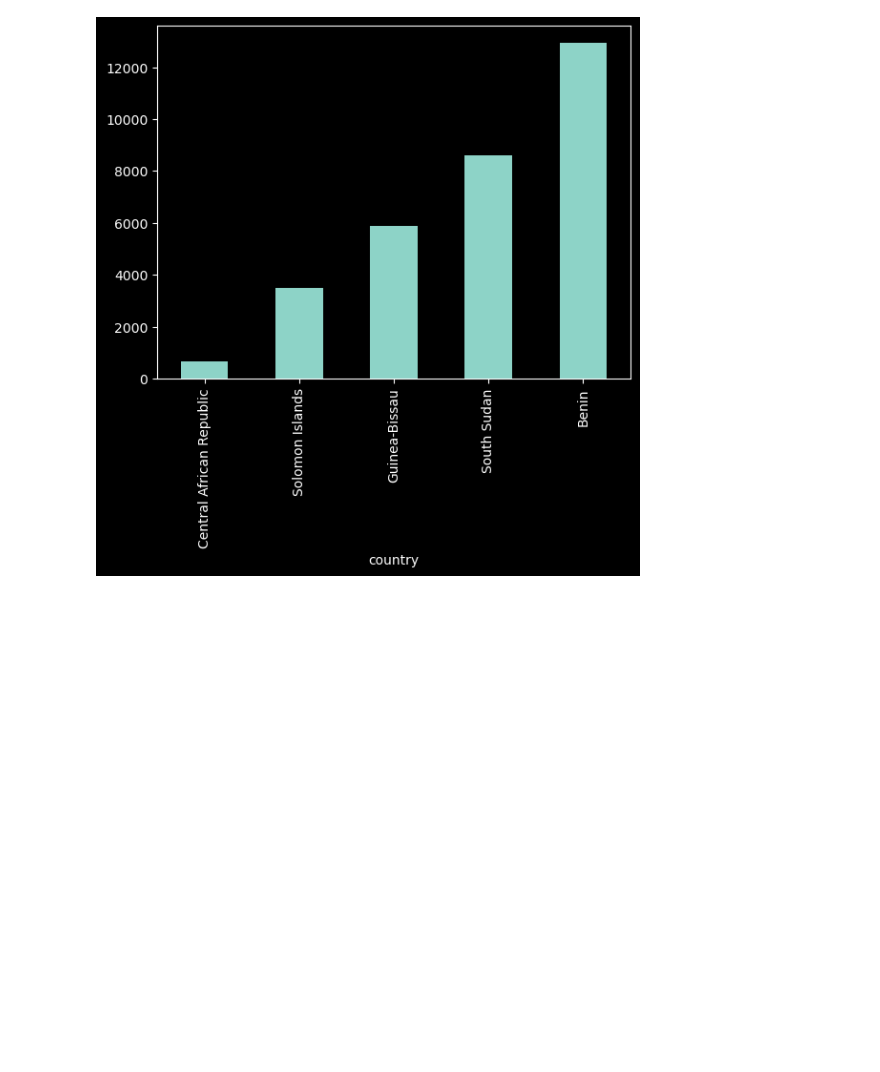
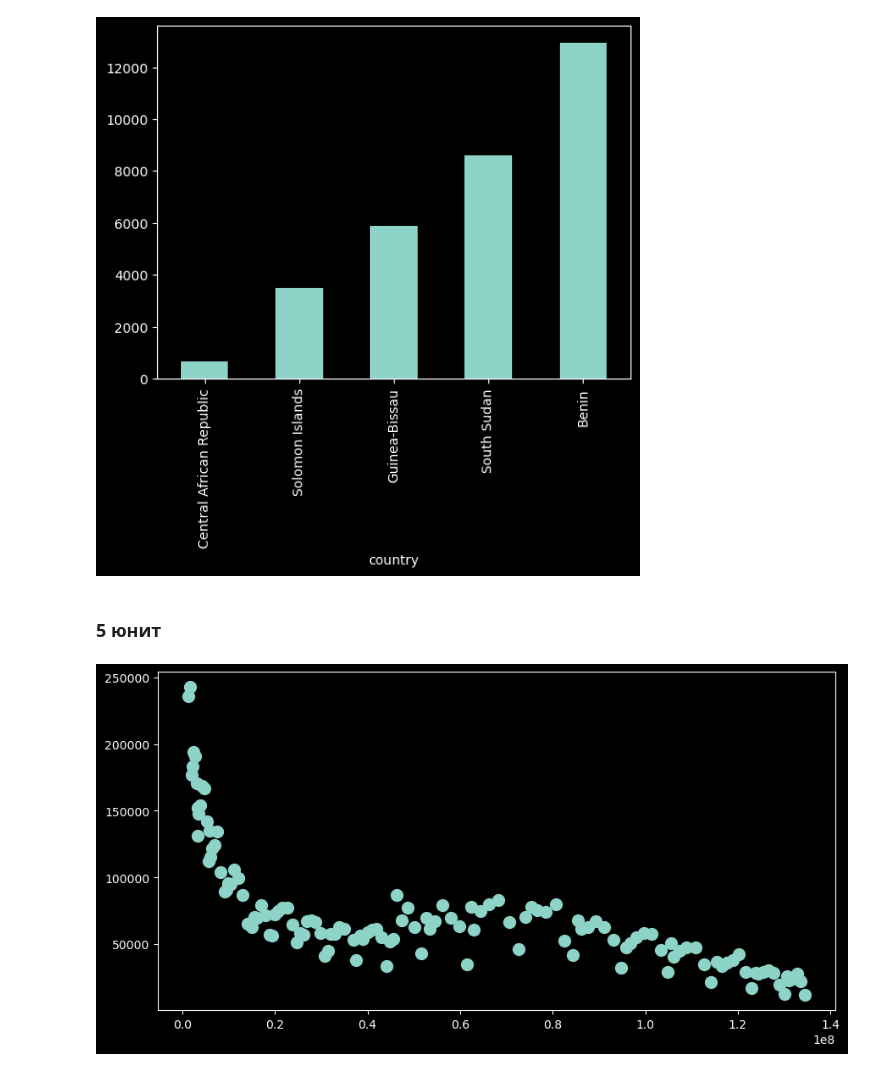
Before and after one commit to thetitorenko/sf_dspr_code, a Jupyter notebook: 01-block/06-python_13/06-python_13.ipynb, the cells around one changed output. Cells and saved outputs as stored; diff of their text form; code cells hidden in the pictures; blank space fills up the shorter version.

```diff
--- a/01-block/06-python_13/06-python_13.ipynb
+++ b/01-block/06-python_13/06-python_13.ipynb
@@ -219,3 +219,22 @@ covid_df.groupby('country')['total_vaccinations'].last().nsmallest(5).plot(kind=
 plt.show()
 # %% [output]
 [figure]
+# %% [markdown]
+### 5 юнит
+# %%
+# Создаем фигуру и оси
+fig = plt.figure(figsize=(8, 4))
+axes = fig.add_axes([0, 0, 1, 1])
+
+# Фильтруем данные для США
+us_data = covid_df[covid_df['country'] == 'United States']
+
+# Строим диаграмму рассеяния
+axes.scatter(
+    x=us_data['people_fully_vaccinated'],
+    y=us_data['daily_confirmed'],
+    s=100)
+
+plt.show()
+# %% [output]
+[figure, added]
```
Also changed, not shown: parts of 6 cells of this notebook.
